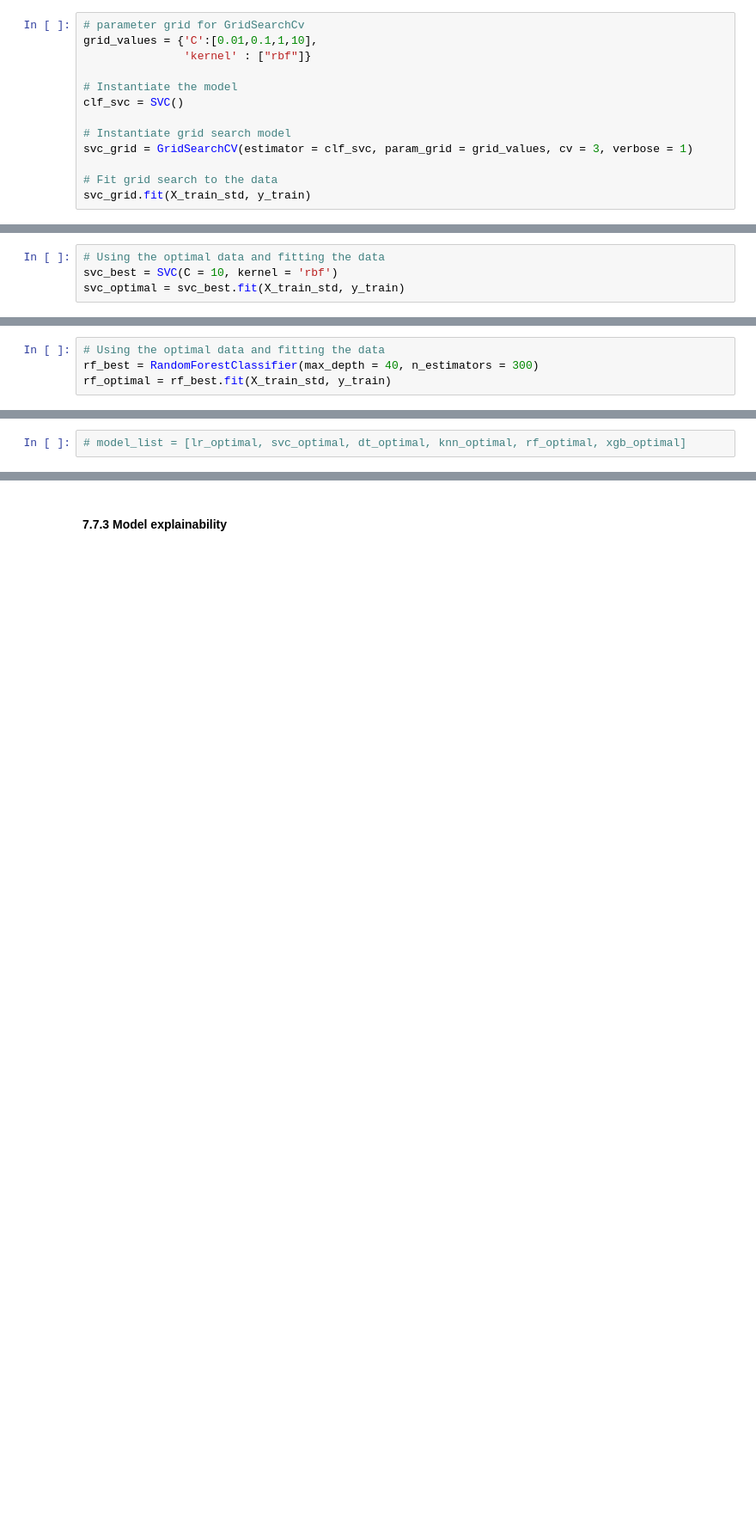
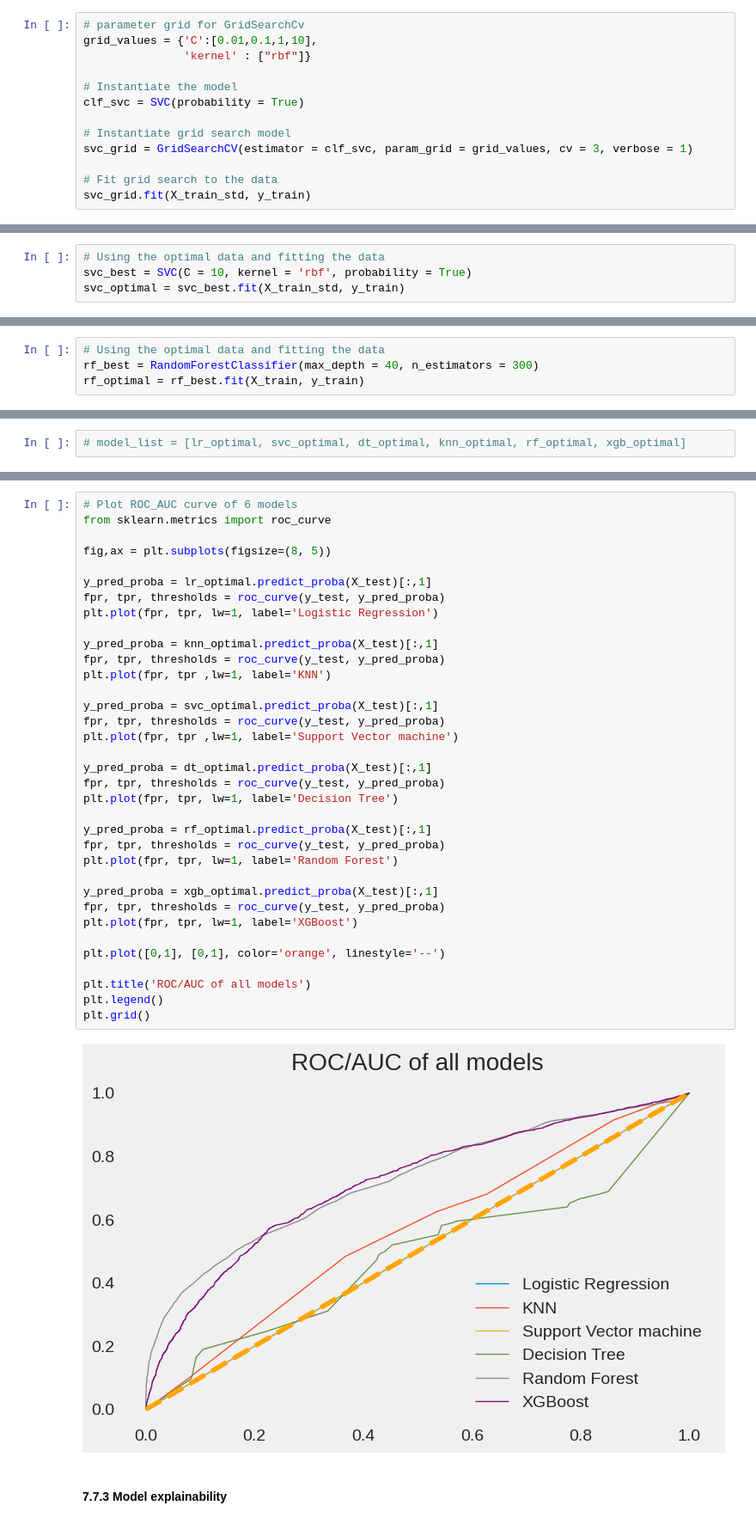
Before and after one commit to DharmendraYadav96/Credit-Card-Default-Prediction, a Jupyter notebook: Credit_Card_Default_Prediction.ipynb, the cells around one changed output, grey strips where cells are left out. Shown at 86% size. Saved outputs shown, nothing was run; the diff lists cells and outputs as text; blank space fills up the shorter version.

```diff
--- a/Credit_Card_Default_Prediction.ipynb
+++ b/Credit_Card_Default_Prediction.ipynb
@@ -1263,7 +1235,7 @@ grid_values = {'C':[0.01,0.1,1,10],
                'kernel' : ["rbf"]}
 
 # Instantiate the model
-clf_svc = SVC()
+clf_svc = SVC(probability = True)
 
 # Instantiate grid search model
 svc_grid = GridSearchCV(estimator = clf_svc, param_grid = grid_values, cv = 3, verbose = 1)
@@ -1282,6 +1254,6 @@ svc_grid.best_params_
 {'C': 10, 'kernel': 'rbf'}
 # %%
 # Using the optimal data and fitting the data
-svc_best = SVC(C = 10, kernel = 'rbf')
+svc_best = SVC(C = 10, kernel = 'rbf', probability = True)
 svc_optimal = svc_best.fit(X_train_std, y_train)
 # %%
@@ -1450,7 +1410,7 @@ rf_grid.best_params_
 # %%
 # Using the optimal data and fitting the data
 rf_best = RandomForestClassifier(max_depth = 40, n_estimators = 300)
-rf_optimal = rf_best.fit(X_train_std, y_train)
+rf_optimal = rf_best.fit(X_train, y_train)
 # %%
 show_metric(rf_optimal, X_train, X_test, y_train, y_test, 'Random Forest Classifier tuned')
 # %% [output]
@@ -1643,3 +1582,40 @@ plt.grid()
+# %%
+# Plot ROC_AUC curve of 6 models
+from sklearn.metrics import roc_curve
+
+fig,ax = plt.subplots(figsize=(8, 5))
+
+y_pred_proba = lr_optimal.predict_proba(X_test)[:,1]
+fpr, tpr, thresholds = roc_curve(y_test, y_pred_proba)
+plt.plot(fpr, tpr, lw=1, label='Logistic Regression')
+
+y_pred_proba = knn_optimal.predict_proba(X_test)[:,1]
+fpr, tpr, thresholds = roc_curve(y_test, y_pred_proba)
+plt.plot(fpr, tpr ,lw=1, label='KNN')
+
+y_pred_proba = svc_optimal.predict_proba(X_test)[:,1]
+fpr, tpr, thresholds = roc_curve(y_test, y_pred_proba)
+plt.plot(fpr, tpr ,lw=1, label='Support Vector machine')
+
+y_pred_proba = dt_optimal.predict_proba(X_test)[:,1]
+fpr, tpr, thresholds = roc_curve(y_test, y_pred_proba)
+plt.plot(fpr, tpr, lw=1, label='Decision Tree')
+
+y_pred_proba = rf_optimal.predict_proba(X_test)[:,1]
+fpr, tpr, thresholds = roc_curve(y_test, y_pred_proba)
+plt.plot(fpr, tpr, lw=1, label='Random Forest')
+
+y_pred_proba = xgb_optimal.predict_proba(X_test)[:,1]
+fpr, tpr, thresholds = roc_curve(y_test, y_pred_proba)
+plt.plot(fpr, tpr, lw=1, label='XGBoost')
+
+plt.plot([0,1], [0,1], color='orange', linestyle='--')
+
+plt.title('ROC/AUC of all models')
+plt.legend()
+plt.grid()
+# %% [output]
+[figure, added]
 # %% [markdown]
 #### **7.7.3 Model explainability**
 # %%
```
Also changed, not shown: parts of 60 cells of this notebook.
